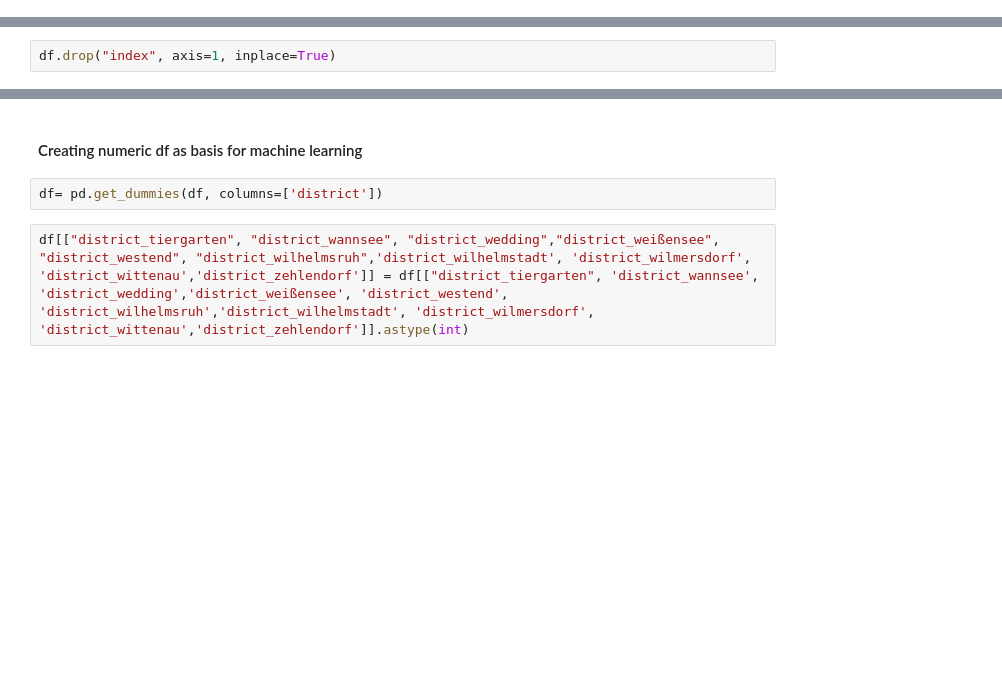
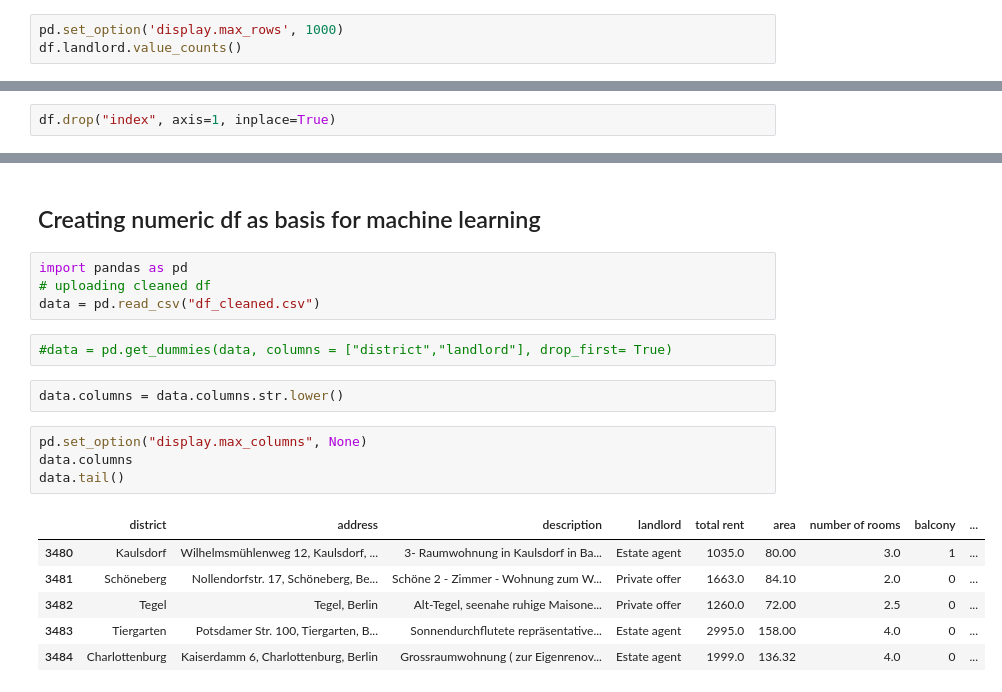
Before and after one commit to nullsieben/Berlin_Rent_Analyzer, a Jupyter notebook: 1_Data_Cleaning_immo24warm.ipynb, the cells around one changed output, grey strips where cells are left out. Cells and saved outputs as stored; diff of their text form; blank space fills up the shorter version.

```diff
--- a/1_Data_Cleaning_immo24warm.ipynb
+++ b/1_Data_Cleaning_immo24warm.ipynb
@@ -245,3 +156,6 @@ df = df[["district","address","description","total rent","area","number of rooms
+# %%
+pd.set_option('display.max_rows', 1000)
+df.landlord.value_counts()
 # %% [markdown]
 #### Deleting, useless characters and changing , to .
 # %%
@@ -348,6 +200,21 @@ df.drop("index", axis=1, inplace=True)
 # %% [markdown]
-#### Creating numeric df as basis for machine learning
+## Creating numeric df as basis for machine learning
+# %%
+import pandas as pd
+# uploading cleaned df
+data = pd.read_csv("df_cleaned.csv")
 # %%
-df= pd.get_dummies(df, columns=['district'])
+#data = pd.get_dummies(data, columns = ["district","landlord"], drop_first= True)
-# %%
-df[["district_tiergarten", "district_wannsee", "district_wedding","district_weißensee", "district_westend", "district_wilhelmsruh",'district_wilhelmstadt', 'district_wilmersdorf', 'district_wittenau','district_zehlendorf']] = df[["district_tiergarten", 'district_wannsee', 'district_wedding','district_weißensee', 'district_westend', 'district_wilhelmsruh','district_wilhelmstadt', 'district_wilmersdorf', 'district_wittenau','district_zehlendorf']].astype(int)
+# %%
+data.columns = data.columns.str.lower()
+# %%
+pd.set_option("display.max_columns", None)
+data.columns
+data.tail()
+# %% [output]
+|  | district | address | description | landlord | total rent | area | number of rooms | balcony | ... |
+| 3480 | Kaulsdorf | Wilhelmsmühlenweg 12, Kaulsdorf, ... | 3- Raumwohnung in Kaulsdorf in Ba... | Estate agent | 1035.0 | 80.00 | 3.0 | 1 | ... |
+| 3481 | Schöneberg | Nollendorfstr. 17, Schöneberg, Be... | Schöne 2 - Zimmer - Wohnung zum W... | Private offer | 1663.0 | 84.10 | 2.0 | 0 | ... |
+| 3482 | Tegel | Tegel, Berlin | Alt-Tegel, seenahe ruhige Maisone... | Private offer | 1260.0 | 72.00 | 2.5 | 0 | ... |
+| 3483 | Tiergarten | Potsdamer Str. 100, Tiergarten, B... | Sonnendurchflutete repräsentative... | Estate agent | 2995.0 | 158.00 | 4.0 | 0 | ... |
+| 3484 | Charlottenburg | Kaiserdamm 6, Charlottenburg, Berlin | Grossraumwohnung ( zur Eigenrenov... | Estate agent | 1999.0 | 136.32 | 4.0 | 0 | ... |
```
Also changed, not shown: parts of 53 cells of this notebook, 12 other files.
